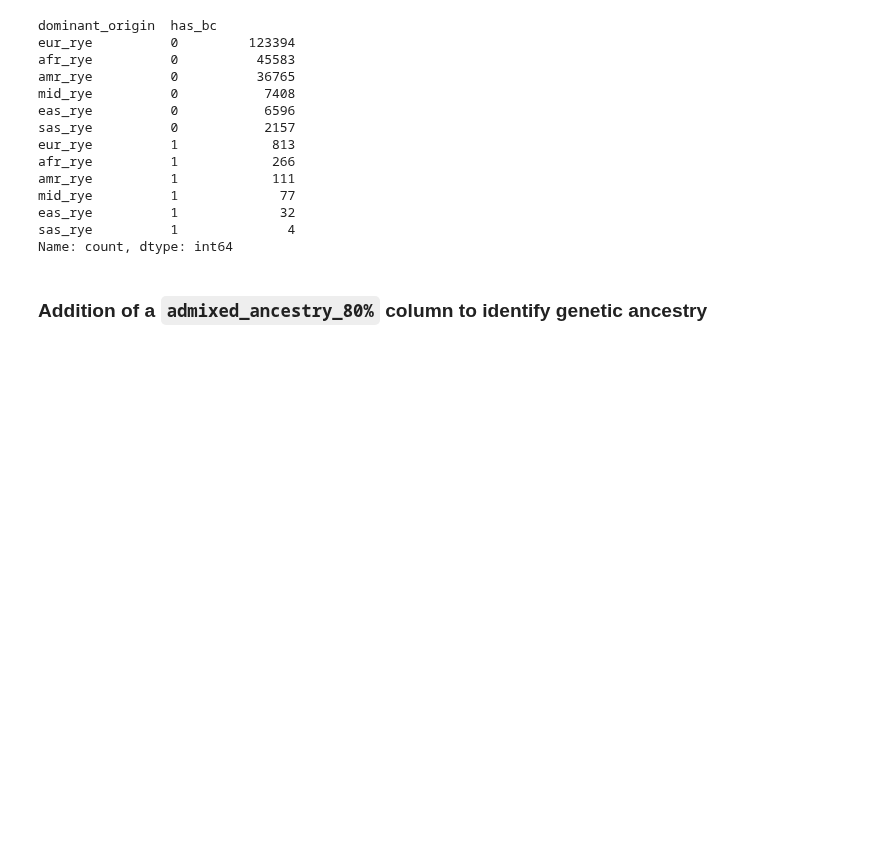
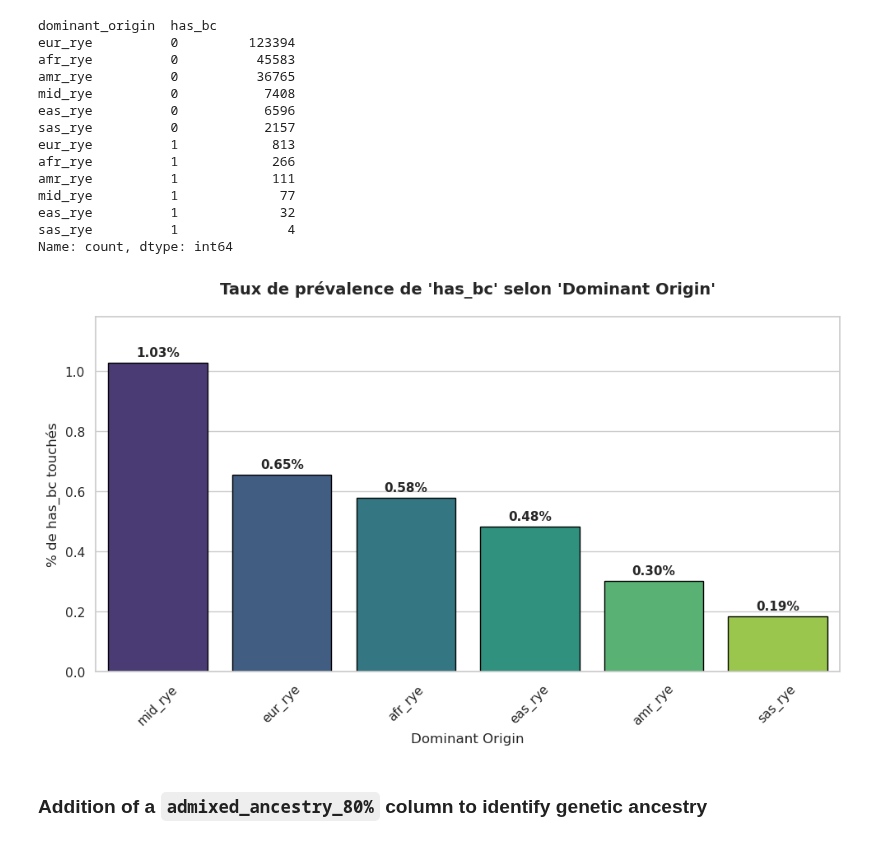
Before and after one commit to RR-DataSciences/Multi-trait-GWAS-in-admixed-populations, a Jupyter notebook: notebooks/51_BC_WITHIN_5Y_GeneticAncestry_Treatment.ipynb, the cells around one changed output. Saved outputs shown, nothing was run; the diff lists cells and outputs as text; code cells hidden in the pictures; blank space fills up the shorter version.

```diff
--- a/notebooks/51_BC_WITHIN_5Y_GeneticAncestry_Treatment.ipynb
+++ b/notebooks/51_BC_WITHIN_5Y_GeneticAncestry_Treatment.ipynb
@@ -202,6 +218,10 @@ mid_rye          1             77
 eas_rye          1             32
 sas_rye          1              4
 Name: count, dtype: int64
+# %%
+optim_plot_prevalence(df, group_col="dominant_origin", target_col="has_bc")
+# %% [output]
+[figure, added]
 # %% [markdown]
 ### Addition of a `admixed_ancestry_80%` column to identify genetic ancestry
 # %%
```
Also changed, not shown: parts of 20 cells of this notebook, 12 other files.
